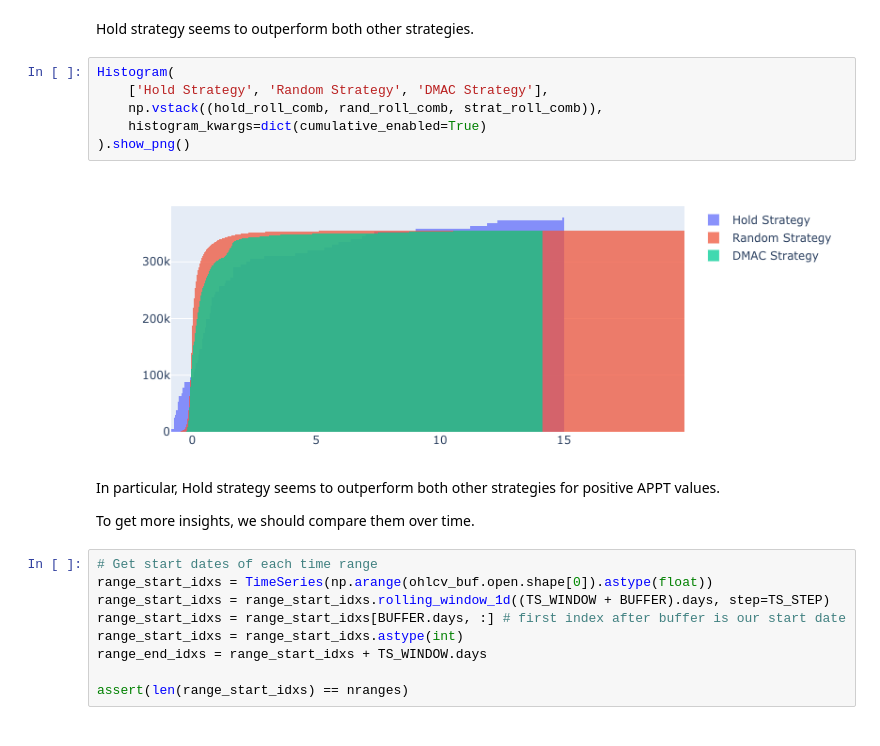
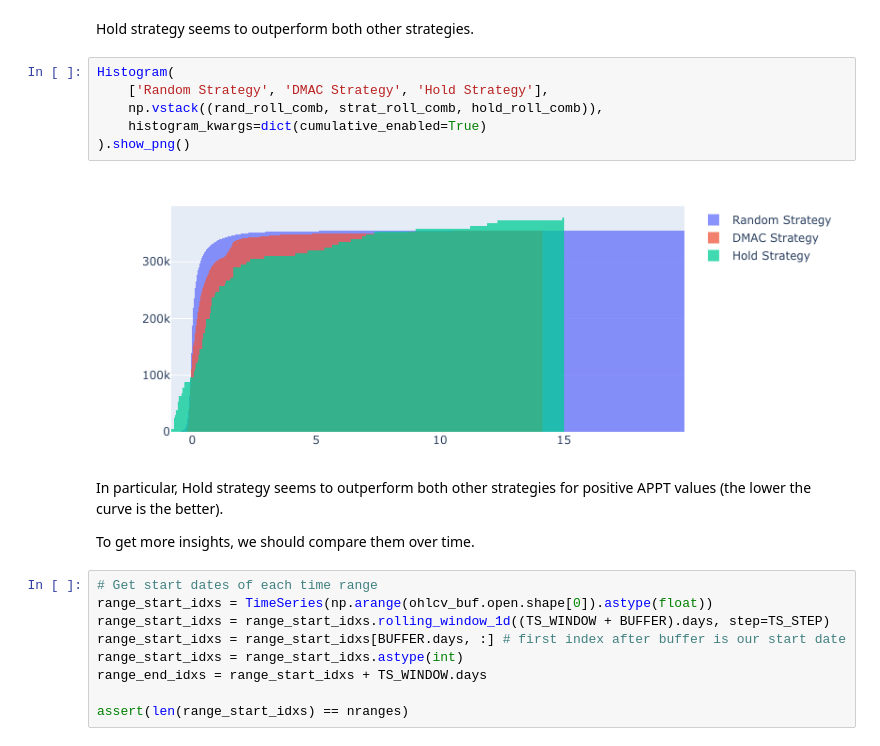
Before and after one commit to polakowo/vectorbt, a Jupyter notebook: examples/DMAC.ipynb, the cells around one changed output. Drawn from its saved outputs; the diff is of its cells as text.

Commit message:
Update DMAC example

```diff
--- a/examples/DMAC.ipynb
+++ b/examples/DMAC.ipynb
@@ -728,14 +718,14 @@ np.nanmean(strat_roll_comb), np.nanmean(hold_roll_comb), np.nanmean(rand_roll_co
 Hold strategy seems to outperform both other strategies.
 # %%
 Histogram(
-    ['Hold Strategy', 'Random Strategy', 'DMAC Strategy'],
-    np.vstack((hold_roll_comb, rand_roll_comb, strat_roll_comb)),
+    ['Random Strategy', 'DMAC Strategy', 'Hold Strategy'],
+    np.vstack((rand_roll_comb, strat_roll_comb, hold_roll_comb)),
     histogram_kwargs=dict(cumulative_enabled=True)
 ).show_png()
 # %% [output]
-[figure, old version]
+[figure, new version]
 # %% [markdown]
-In particular, Hold strategy seems to outperform both other strategies for positive APPT values.
+In particular, Hold strategy seems to outperform both other strategies for positive APPT values (the lower the curve is the better).
 
 To get more insights, we should compare them over time.
 # %%
```
Also changed, not shown: parts of 32 cells of this notebook.
